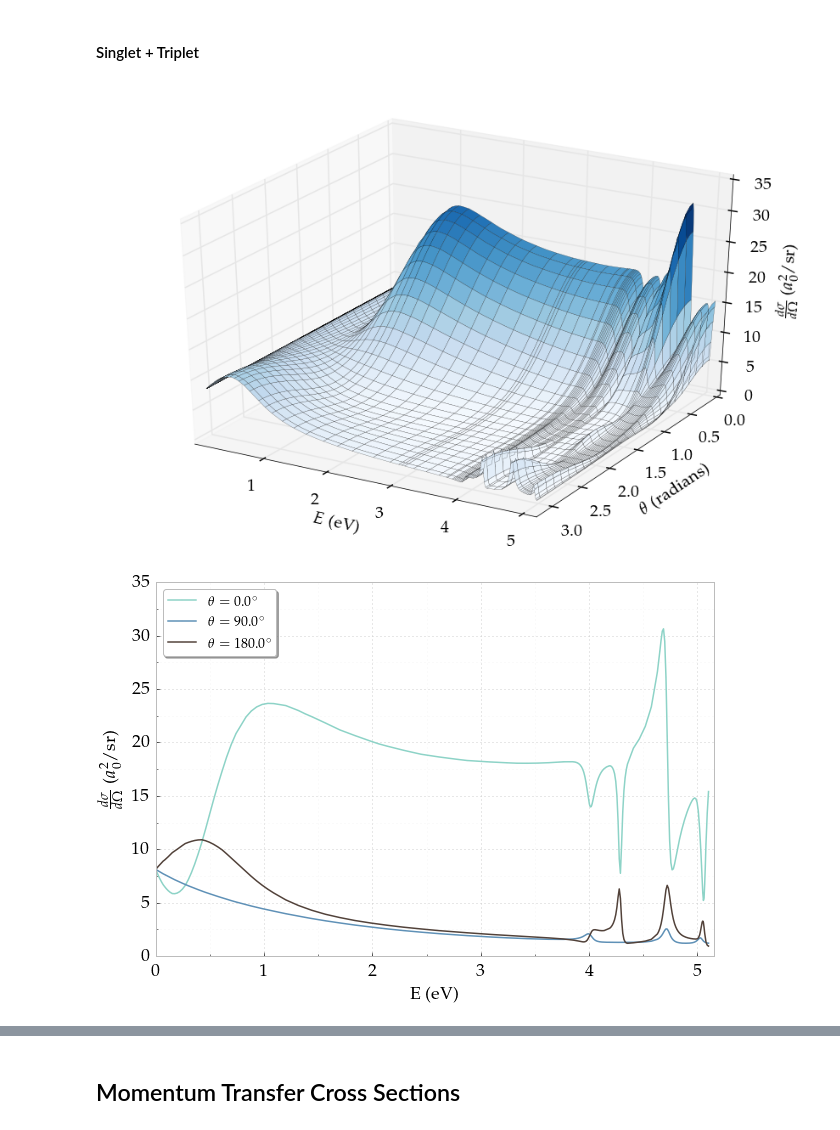
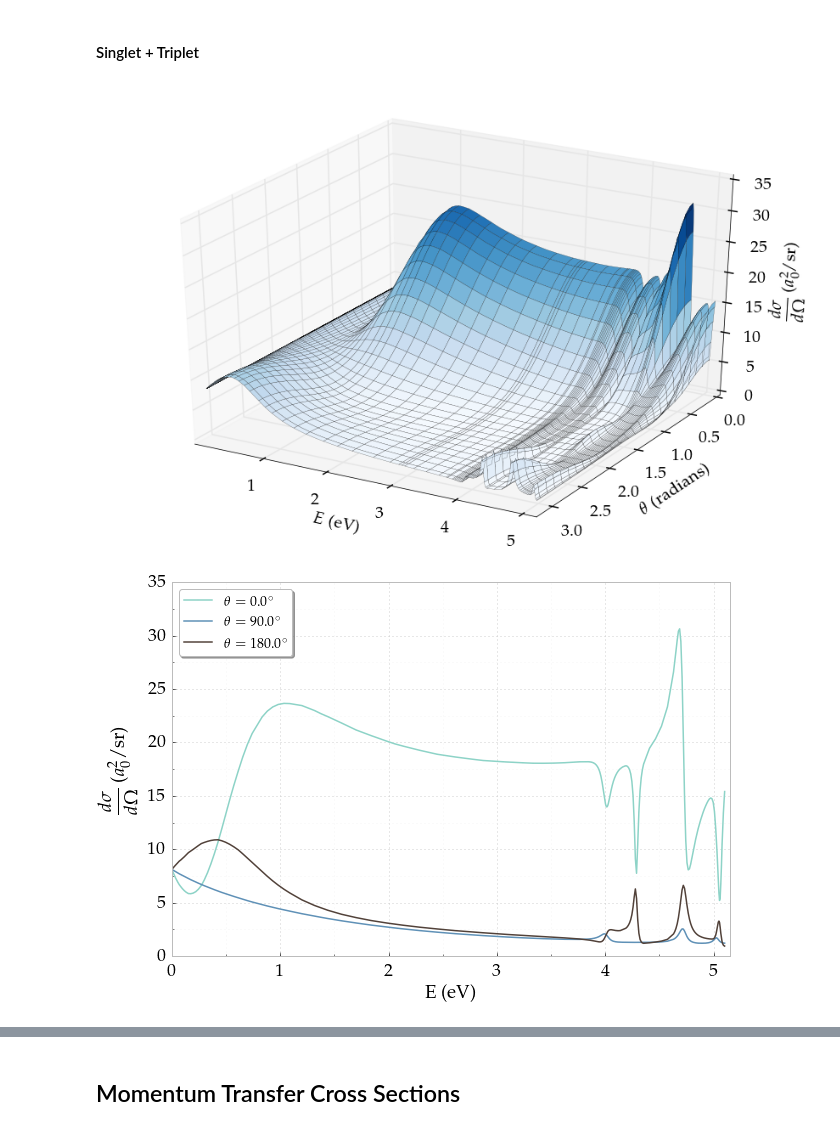
Before and after one commit to DentonW/Papers, a Jupyter notebook: PRA PsH/IPython/Paper Images.ipynb, the cells around one changed output, grey strips where cells are left out. Cells and saved outputs as stored; diff of their text form; code cells hidden in the pictures.

Commit message:
- Changes to a number of plots

```diff
--- a/PRA PsH/IPython/Paper Images.ipynb
+++ b/PRA PsH/IPython/Paper Images.ipynb
@@ -38,7 +40,7 @@ combinedcolor = '#52423A'
 
 params = {'backend': 'ps',
           'axes.facecolor': 'white',
-          'axes.labelsize': 18,
+          'axes.labelsize': 19,
           'axes.labelcolor': 'black',
           'axes.edgecolor': '#bcbcbc',
           'axes.unicode_minus': False,
@@ -601,7 +744,7 @@ ax.plot_surface(X, Y, Z, rstride=2, cstride=2, linewidth=0.2, antialiased=True,
 ax.tick_params(axis='both', which='major', labelsize=20)
 ax.set_xlabel(r'$E$ (eV)', fontsize=20, labelpad=20)
 ax.set_ylabel(r'$\theta$ (radians)', fontsize=20)
-ax.set_zlabel(r"$\frac{d\sigma}{d\Omega}$ ($a_0^2/$sr)", fontsize=20)
+ax.set_zlabel(r"$\displaystyle \frac{d\sigma}{d\Omega}$ ($a_0^2/$sr)", fontsize=20)
 ax.set_xlim3d(27.21138505/4.0 * minK**2, 27.21138505/4.0 * maxK**2)
 #ax.set_ylim3d(0, 3.2)
 ax.set_ylim3d(3.2, 0)
@@ -611,39 +754,40 @@ plt.savefig("combined-diff-cross-sections.pdf", bbox_inches='tight')
 
 plt.show()
 # %% [output]
-[figure, old version]
+[figure, new version]
 # %%
 theta = (0, pi/2, pi)
 #plotcol = ('steelblue', '#99CC66', 'coral')
 #plotcol = ("#8dd3c7", "#377eb8", "#52423A")
 plotcol = ("#8dd3c7", '#5F91B7', "#52423A")
 plotsty = ('-', '-', ':')
 
 lmax = 5  # Through the H-wave
 
 pyplot.xlabel(r"$\rm{E}$ (eV)")
-pyplot.ylabel(r"$\frac{d\sigma}{d\Omega}$ ($a_0^2/$sr)")
+pyplot.ylabel(r"$\displaystyle \frac{d\sigma}{d\Omega}$ ($a_0^2/$sr)")
 
 for j, t in enumerate(theta):
     diff_cross = []
     for i in range(np.size(kappasub)):
         k = kappasub[i]
         d1 = DifferentialCrossSingle(k, t, kappasub, lmax, interp_phase1)
         d3 = DifferentialCrossSingle(k, t, kappasub, lmax, interp_phase3)
         diff_cross = np.append(diff_cross, 0.25*d1 + 0.75*d3)
     kappalabel = r'$\theta = ' + str(t*180/pi) + r'^{\circ}$'
     #pyplot.plot(ktoE(kappasub), diff_cross, plotsty[j], marker='.', markersize=0.01, label=kappalabel, color=plotcol[j])
     line, = pyplot.plot(ktoE(kappasub), diff_cross, marker='.', markersize=0.01, label=kappalabel, color=plotcol[j])
     #if j == 2:
     #    line.set_dashes([12, 2, 4, 2])
 
 pyplot.legend()
 pyplot.xlim([0,5.15])
 FixPlot(plt)
+#pyplot.ylabel(r"$\displaystyle \frac{d\sigma}{d\Omega}$ ($a_0^2/$sr)", fontsize=22)
 pyplot.savefig("diff-cross-section-2D-theta.pdf", bbox_inches='tight')
 pyplot.show()
 # %% [output]
-[figure, old version]
+[figure, new version]
 # %%
 #ki = (0.05, 0.1, 0.15, 0.2, 0.25, 0.26, 0.27, 0.28, 0.3, 0.4, 0.5, 0.6, 0.7)
 ki = (0.05,0.1,0.2,0.3,0.4,0.5,0.6,0.7)
```
Also changed, not shown: parts of 24 cells of this notebook, 2 other files.
